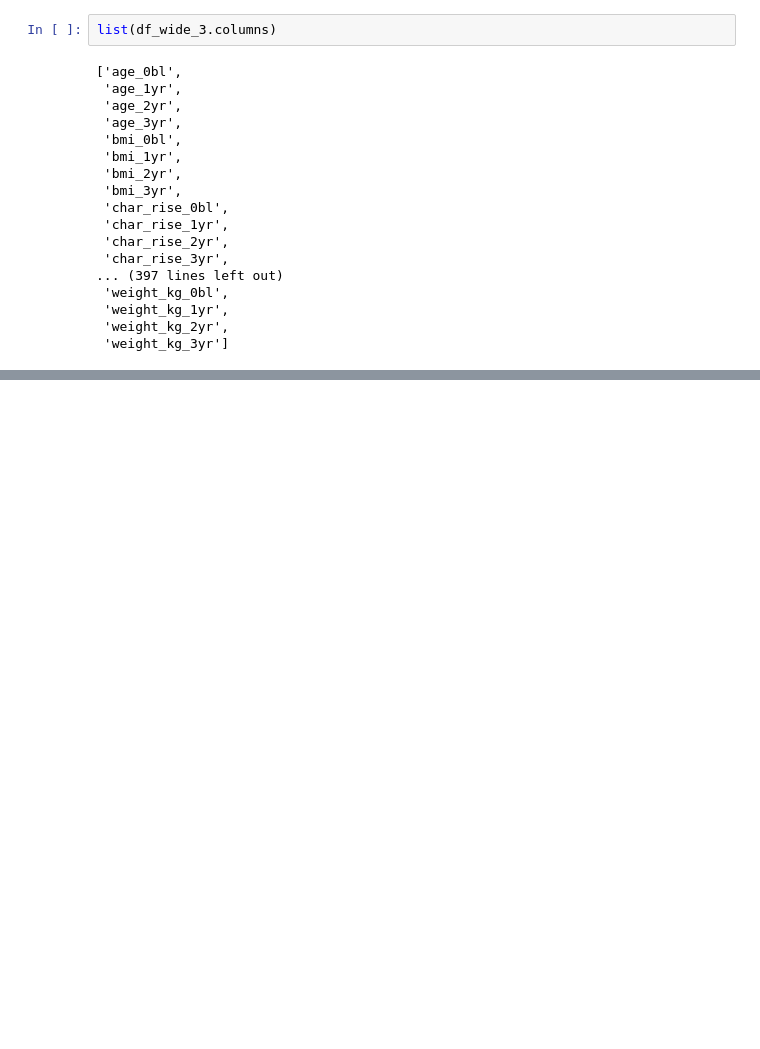
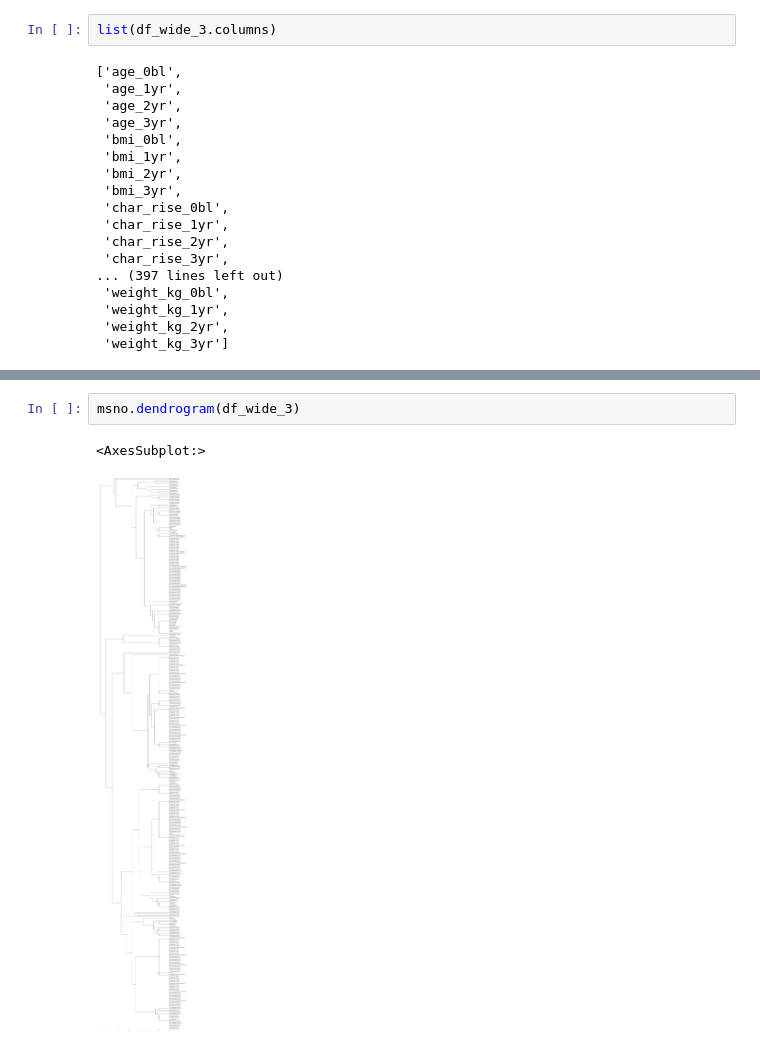
Before and after one commit to samanthahuff/ML-tutorials, a Jupyter notebook: data_processing.ipynb, the cells around one changed output, grey strips where cells are left out. Saved outputs shown, nothing was run; the diff lists cells and outputs as text; blank space fills up the shorter version.

```diff
--- a/data_processing.ipynb
+++ b/data_processing.ipynb
@@ -75,0 +144,5 @@ list(df_wide_3.columns)
+# %%
+msno.dendrogram(df_wide_3)
+# %% [output]
+<AxesSubplot:>
+[figure, added]
```
Also changed, not shown: parts of 14 cells of this notebook.
